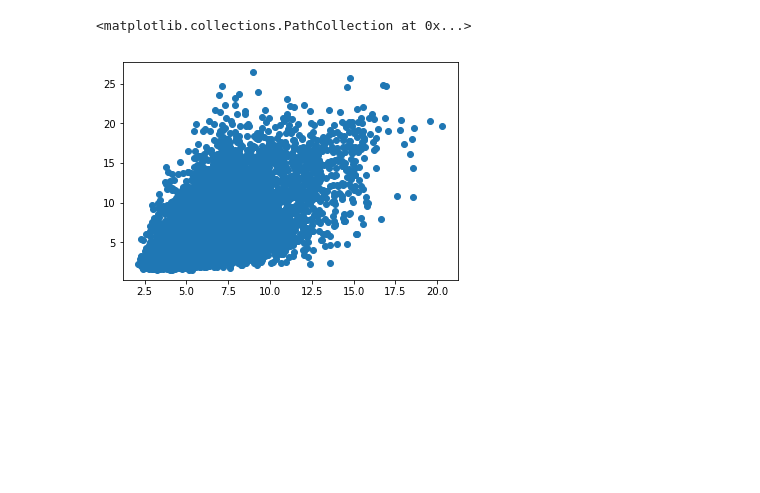
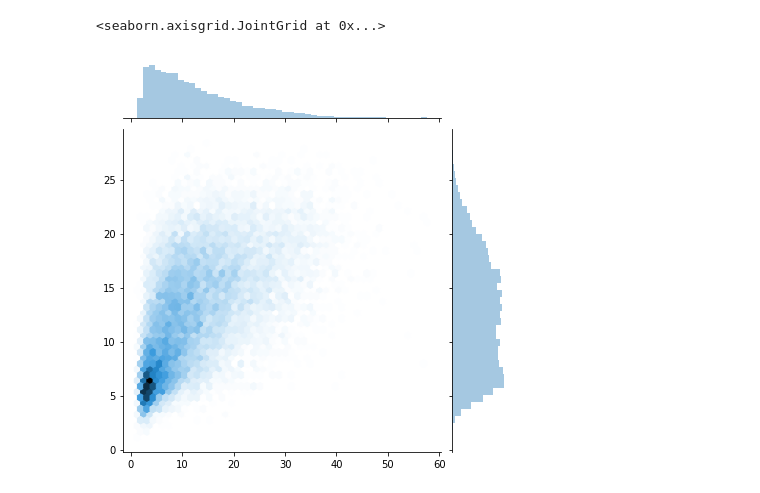
Before and after one commit to pfenninglab/ad_variants, a Jupyter notebook: evaluate_model_on_test_set.ipynb, the cells around one changed output. Drawn from its saved outputs; the diff is of its cells as text; code cells hidden in the pictures; blank space fills up the shorter version.

```diff
--- a/evaluate_model_on_test_set.ipynb
+++ b/evaluate_model_on_test_set.ipynb
@@ -7,15 +8,15 @@ import matplotlib.pyplot as plt
 
 from scipy.stats import pearsonr,spearmanr
 # %%
-model = load_model("/projects/pfenninggroup/machineLearningForComputationalBiology/eramamur_stuff/ml_lcl/model_11_hg19.hdf5", compile=False)
+model = load_model("/projects/pfenninggroup/machineLearningForComputationalBiology/eramamur_stuff/ml_gosselin_microglia/model_7.hdf5", compile=False)
 # %%
-X = np.load("/projects/pfenninggroup/machineLearningForComputationalBiology/eramamur_stuff/ml_monocyte/chr8_9_summit_centered_test_set_X.npy")
+X = np.load("/projects/pfenninggroup/machineLearningForComputationalBiology/eramamur_stuff/ml_gosselin_microglia/chr8_9_summit_centered_test_set_X.npy")
 # %%
 Ypred = model.predict(X)
 # %%
-Y = np.load("/projects/pfenninggroup/machineLearningForComputationalBiology/eramamur_stuff/ml_monocyte/chr8_9_summit_centered_test_set_Y_gc.npy")
+Y = np.load("/projects/pfenninggroup/machineLearningForComputationalBiology/eramamur_stuff/ml_gosselin_microglia/chr8_9_summit_centered_test_set_Y.npy")
-# %%
-plt.scatter(Ypred,Y)
-# %% [output]
-<matplotlib.collections.PathCollection at 0x...>
-[figure, removed]
+# %%
+sns.jointplot(x=Y, y=Ypred, kind='hex')
+# %% [output]
+<seaborn.axisgrid.JointGrid at 0x...>
+[figure, added]
```
Also changed, not shown: parts of 16 cells of this notebook, 2 other files.
